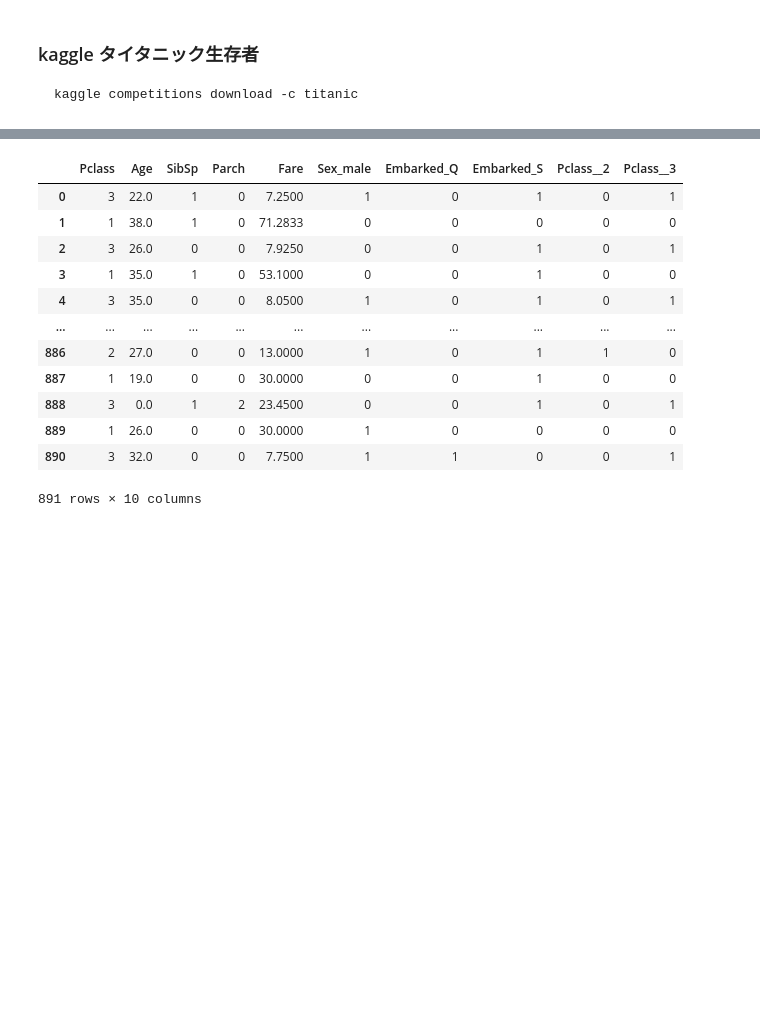
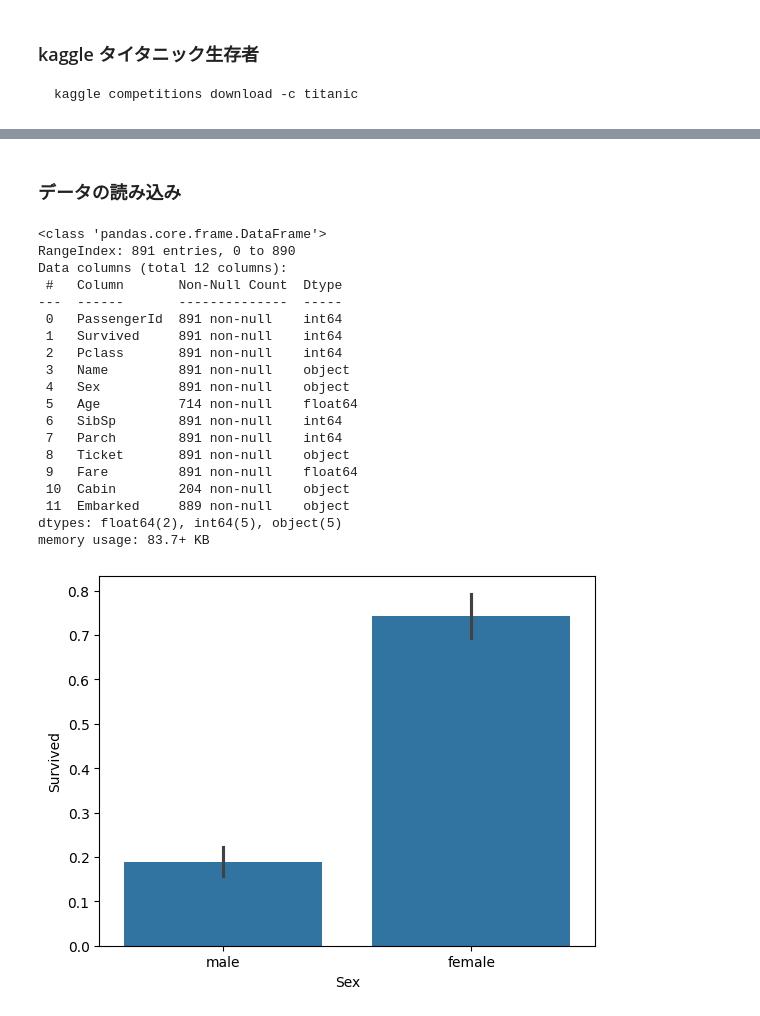
Before and after one commit to snrnapa/kaggle-titanic, a Jupyter notebook: titanic.ipynb, the cells around one changed output, grey strips where cells are left out. Drawn from its saved outputs; the diff is of its cells as text; code cells hidden in the pictures; blank space fills up the shorter version.

```diff
--- a/titanic.ipynb
+++ b/titanic.ipynb
@@ -24,47 +5,0 @@ train_df = pd.read_csv("input/train.csv")
-# %%
-y = train_df["Survived"]
-
-
-
-dummy_cols_list = [
-    # 'PassengerId',
-    # 'Survived',
-    'Pclass',
-    # 'Name',
-    'Sex',
-    'Age',
-    'SibSp',
-    'Parch',
-    # 'Ticket',
-    'Fare',
-    # 'Cabin',
-    'Embarked'
-]
-train_df[dummy_cols_list]
-
-dummy_df = pd.get_dummies(train_df[dummy_cols_list])
-# dummy_df.columns.to_list()
-dummy_df = dummy_df.fillna(0)
-dummy_df = dummy_df.replace({
-    True : 1,
-    False : 0,
-    })
-pclass_df = pd.get_dummies(dummy_df["Pclass"] , dtype=int , prefix="Pclass_" , drop_first=True)
-
-dummy_df = pd.concat([dummy_df , pclass_df] , axis=1)
-dummy_df = dummy_df.drop(columns=["Sex_female" , "Embarked_C"])
-dummy_df
-# %% [output]
-|  | Pclass | Age | SibSp | Parch | Fare | Sex_male | Embarked_Q | Embarked_S | Pclass__2 | Pclass__3 |
-| 0 | 3 | 22.0 | 1 | 0 | 7.2500 | 1 | 0 | 1 | 0 | 1 |
-| 1 | 1 | 38.0 | 1 | 0 | 71.2833 | 0 | 0 | 0 | 0 | 0 |
-| 2 | 3 | 26.0 | 0 | 0 | 7.9250 | 0 | 0 | 1 | 0 | 1 |
-| 3 | 1 | 35.0 | 1 | 0 | 53.1000 | 0 | 0 | 1 | 0 | 0 |
-| 4 | 3 | 35.0 | 0 | 0 | 8.0500 | 1 | 0 | 1 | 0 | 1 |
-| ... | ... | ... | ... | ... | ... | ... | ... | ... | ... | ... |
-| 886 | 2 | 27.0 | 0 | 0 | 13.0000 | 1 | 0 | 1 | 1 | 0 |
-| 887 | 1 | 19.0 | 0 | 0 | 30.0000 | 0 | 0 | 1 | 0 | 0 |
-| 888 | 3 | 0.0 | 1 | 2 | 23.4500 | 0 | 0 | 1 | 0 | 1 |
-| 889 | 1 | 26.0 | 0 | 0 | 30.0000 | 1 | 0 | 0 | 0 | 0 |
-| 890 | 3 | 32.0 | 0 | 0 | 7.7500 | 1 | 1 | 0 | 0 | 1 |
-891 rows × 10 columns
@@ -74,0 +13,32 @@ test_df = pd.read
+# %% [markdown]
+### データの読み込み
+# %%
+
+train_df = pd.read_csv("input/train.csv")
+test_df = pd.read_csv("input/test.csv")
+train_df.info()
+# sns.barplot(x=train_df["Sex"] , y=train_df["Survived"] )
+train_df["Age"] = train_df["Age"].fillna(0)
+train_df["Cabin"] = train_df["Cabin"].fillna("")
+train_df["Embarked"] = train_df["Embarked"].fillna("")
+# %% [output]
+<class 'pandas.core.frame.DataFrame'>
+RangeIndex: 891 entries, 0 to 890
+Data columns (total 12 columns):
+ #   Column       Non-Null Count  Dtype
+---  ------       --------------  -----
+ 0   PassengerId  891 non-null    int64
+ 1   Survived     891 non-null    int64
+ 2   Pclass       891 non-null    int64
+ 3   Name         891 non-null    object
+ 4   Sex          891 non-null    object
+ 5   Age          714 non-null    float64
+ 6   SibSp        891 non-null    int64
+ 7   Parch        891 non-null    int64
+ 8   Ticket       891 non-null    object
+ 9   Fare         891 non-null    float64
+ 10  Cabin        204 non-null    object
+ 11  Embarked     889 non-null    object
+dtypes: float64(2), int64(5), object(5)
+memory usage: 83.7+ KB
+[figure, added]
```
Also changed, not shown: parts of 10 cells of this notebook, 1 other file.
